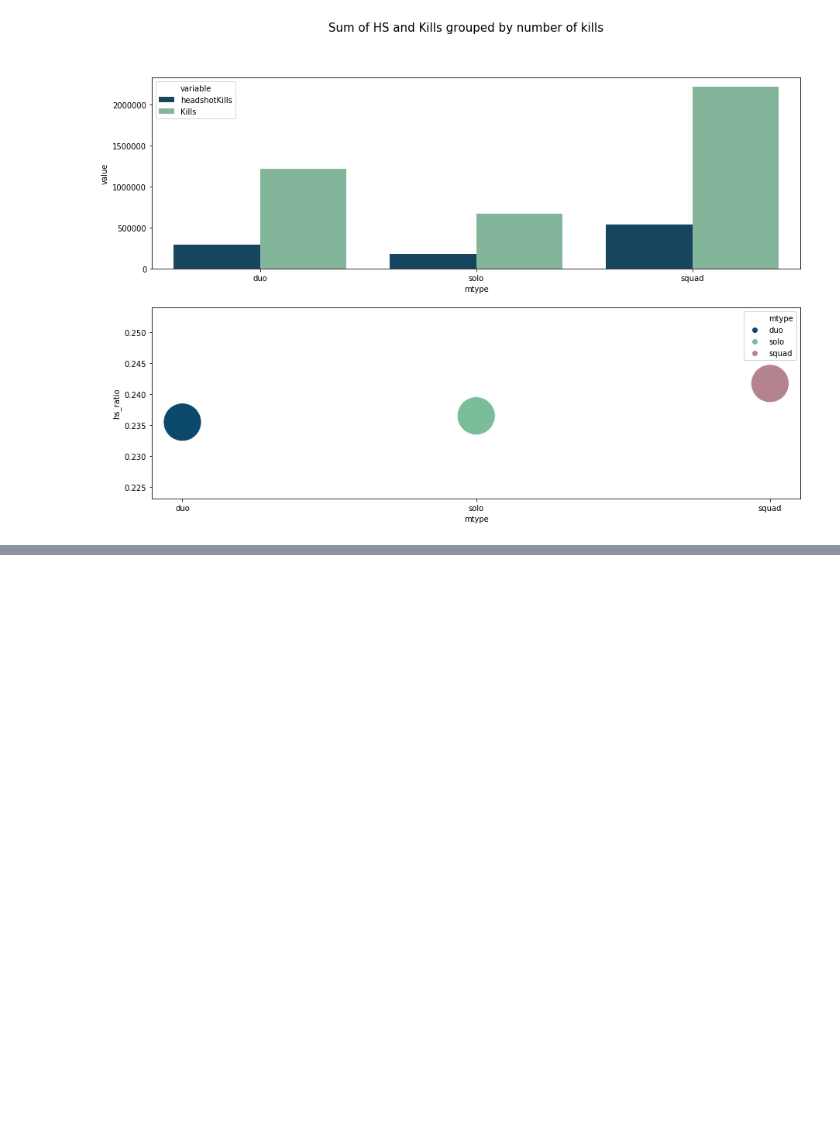
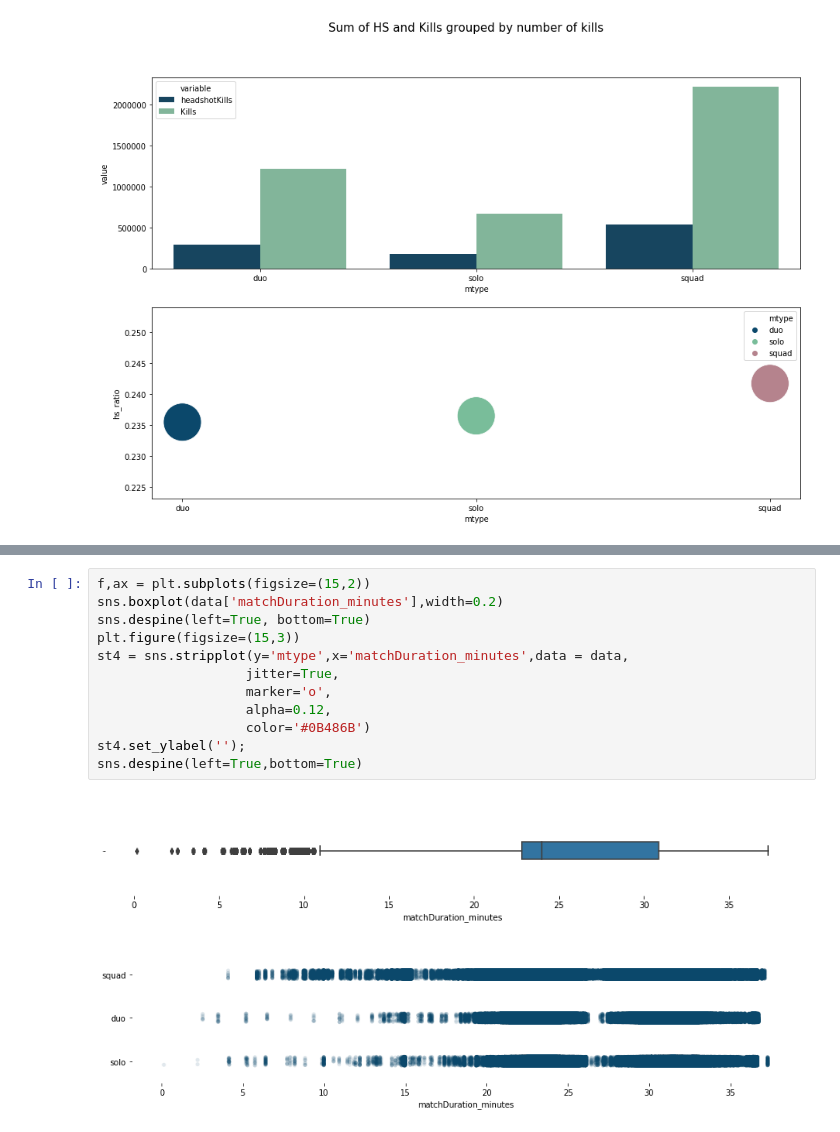
Before and after one commit to JakubPluta/EDA-ML, a Jupyter notebook: PUBG - battle royal game EDA.ipynb, the cells around one changed output, grey strips where cells are left out. Saved outputs shown, nothing was run; the diff lists cells and outputs as text; blank space fills up the shorter version.

```diff
--- a/PUBG - battle royal game EDA.ipynb
+++ b/PUBG - battle royal game EDA.ipynb
@@ -446,0 +502,15 @@ f0 = sns.scatterplot(y='hs_ratio',x='mtype',data=df1,ax=ax[1],s=2400,hue='mtype'
+# %%
+f,ax = plt.subplots(figsize=(15,2))
+sns.boxplot(data['matchDuration_minutes'],width=0.2)
+sns.despine(left=True, bottom=True)
+plt.figure(figsize=(15,3))
+st4 = sns.stripplot(y='mtype',x='matchDuration_minutes',data = data,
+                   jitter=True,
+                   marker='o',
+                   alpha=0.12,
+                   color='#0B486B')
+st4.set_ylabel('');
+sns.despine(left=True,bottom=True)
+# %% [output]
+[figure, added]
+[figure, added]
```
Also changed, not shown: parts of 14 cells of this notebook.
